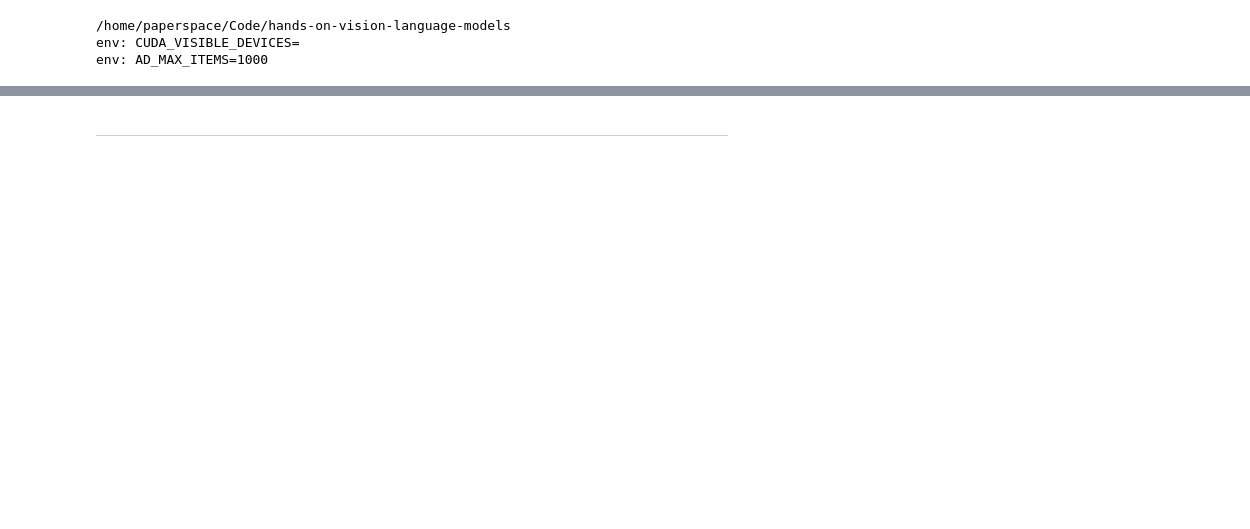
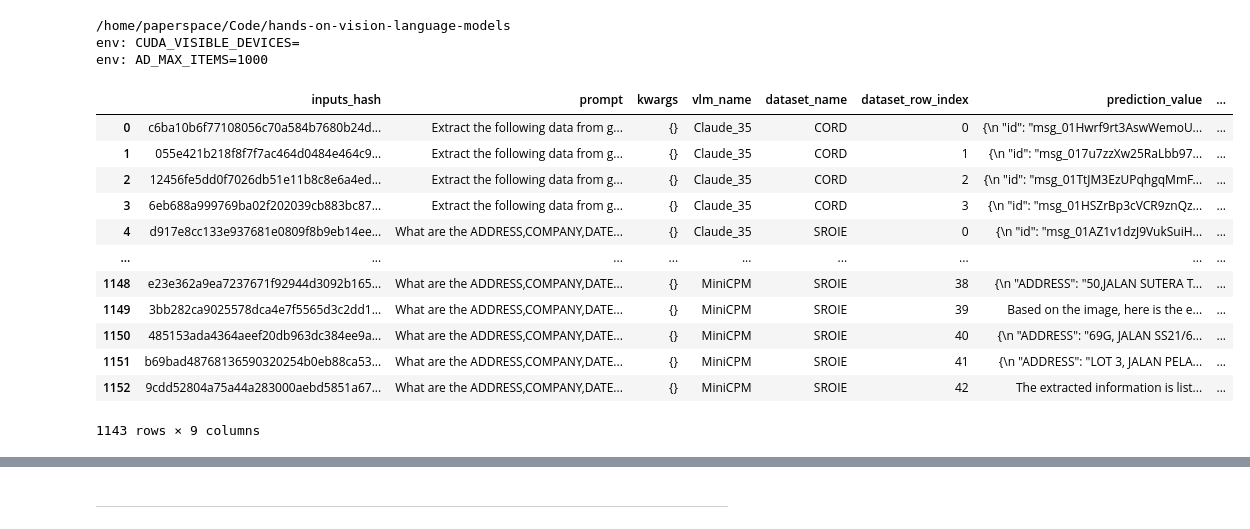
Before and after one commit to NanoNets/hands-on-vision-language-models, a Jupyter notebook: nbs/CORD.ipynb, the cells around one changed output, grey strips where cells are left out. Drawn from its saved outputs; the diff is of its cells as text; code cells hidden in the pictures; blank space fills up the shorter version.

```diff
--- a/nbs/CORD.ipynb
+++ b/nbs/CORD.ipynb
@@ -12,6 +12,22 @@ DF = pd.DataFrame
 env: CUDA_VISIBLE_DEVICES=
 env: AD_MAX_ITEMS=1000
 # %%
-with duckdb.connect('db/predictions_v3.db') as con:
-    q = f"SELECT inputs_hash, dataset_row_index, prediction_value, error_string, vlm_name, prediction_duration FROM Predictions where dataset_name = 'CORD'"
+with duckdb.connect('db/predictions_v5.db') as con:
+    q = f"SELECT inputs_hash, dataset_name, dataset_row_index, prediction_value, error_string, vlm_name, prediction_duration FROM Predictions where dataset_name = 'SROIE' and vlm_name = 'MiniCPM'"
+    q = f"SELECT * from Predictions"
     df = con.execute(q).fetchdf().drop_duplicates(['inputs_hash', 'vlm_name'], keep='last')
+df
+# %% [output]
+|  | inputs_hash | prompt | kwargs | vlm_name | dataset_name | dataset_row_index | prediction_value | ... |
+| 0 | c6ba10b6f77108056c70a584b7680b24d... | Extract the following data from g... | {} | Claude_35 | CORD | 0 | {\n "id": "msg_01Hwrf9rt3AswWemoU... | ... |
+| 1 | 055e421b218f8f7f7ac464d0484e464c9... | Extract the following data from g... | {} | Claude_35 | CORD | 1 | {\n "id": "msg_017u7zzXw25RaLbb97... | ... |
+| 2 | 12456fe5dd0f7026db51e11b8c8e6a4ed... | Extract the following data from g... | {} | Claude_35 | CORD | 2 | {\n "id": "msg_01TtJM3EzUPqhgqMmF... | ... |
+| 3 | 6eb688a999769ba02f202039cb883bc87... | Extract the following data from g... | {} | Claude_35 | CORD | 3 | {\n "id": "msg_01HSZrBp3cVCR9znQz... | ... |
+| 4 | d917e8cc133e937681e0809f8b9eb14ee... | What are the ADDRESS,COMPANY,DATE... | {} | Claude_35 | SROIE | 0 | {\n "id": "msg_01AZ1v1dzJ9VukSuiH... | ... |
+| ... | ... | ... | ... | ... | ... | ... | ... | ... |
+| 1148 | e23e362a9ea7237671f92944d3092b165... | What are the ADDRESS,COMPANY,DATE... | {} | MiniCPM | SROIE | 38 | {\n "ADDRESS": "50,JALAN SUTERA T... | ... |
+| 1149 | 3bb282ca9025578dca4e7f5565d3c2dd1... | What are the ADDRESS,COMPANY,DATE... | {} | MiniCPM | SROIE | 39 | Based on the image, here is the e... | ... |
+| 1150 | 485153ada4364aeef20db963dc384ee9a... | What are the ADDRESS,COMPANY,DATE... | {} | MiniCPM | SROIE | 40 | {\n "ADDRESS": "69G, JALAN SS21/6... | ... |
+| 1151 | b69bad48768136590320254b0eb88ca53... | What are the ADDRESS,COMPANY,DATE... | {} | MiniCPM | SROIE | 41 | {\n "ADDRESS": "LOT 3, JALAN PELA... | ... |
+| 1152 | 9cdd52804a75a44a283000aebd5851a67... | What are the ADDRESS,COMPANY,DATE... | {} | MiniCPM | SROIE | 42 | The extracted information is list... | ... |
+1143 rows × 9 columns
```
Also changed, not shown: parts of 19 cells of this notebook, 13 other files.
